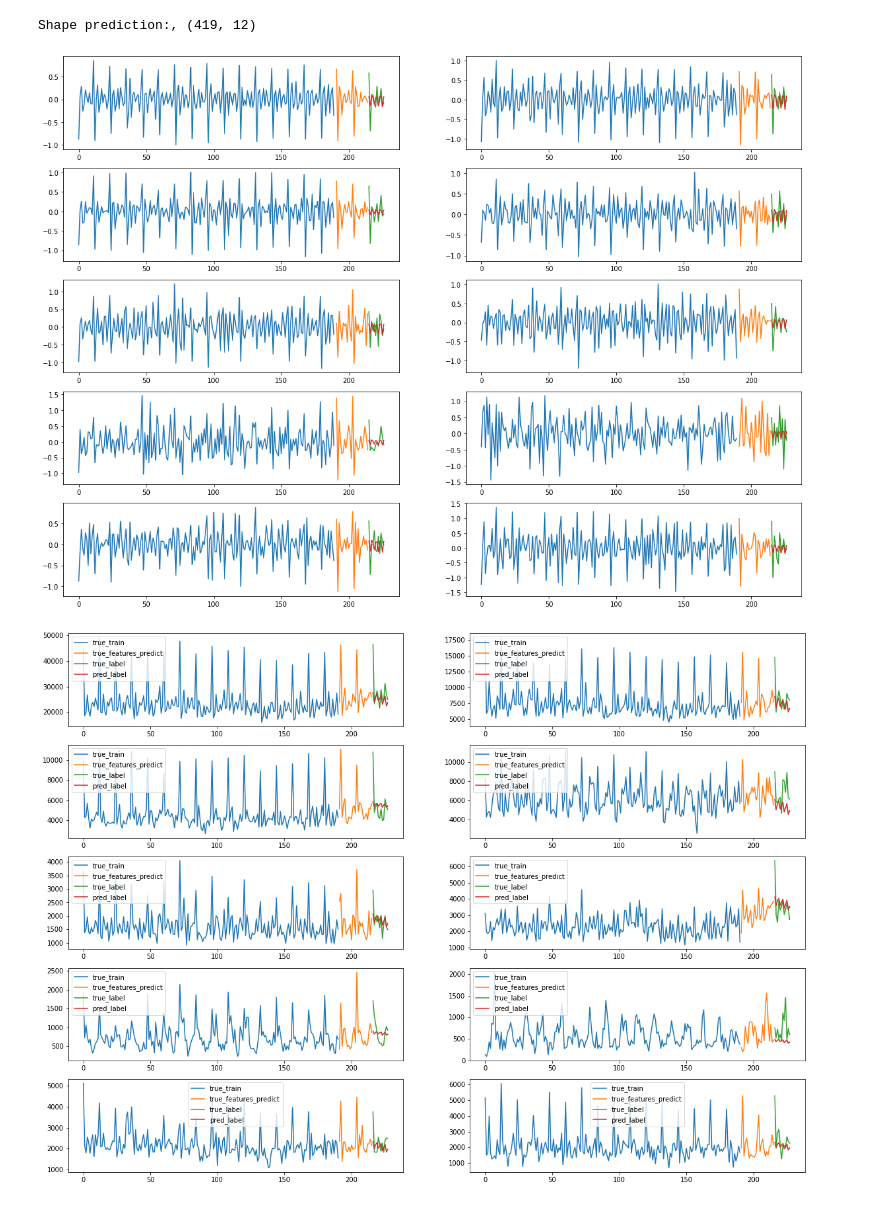
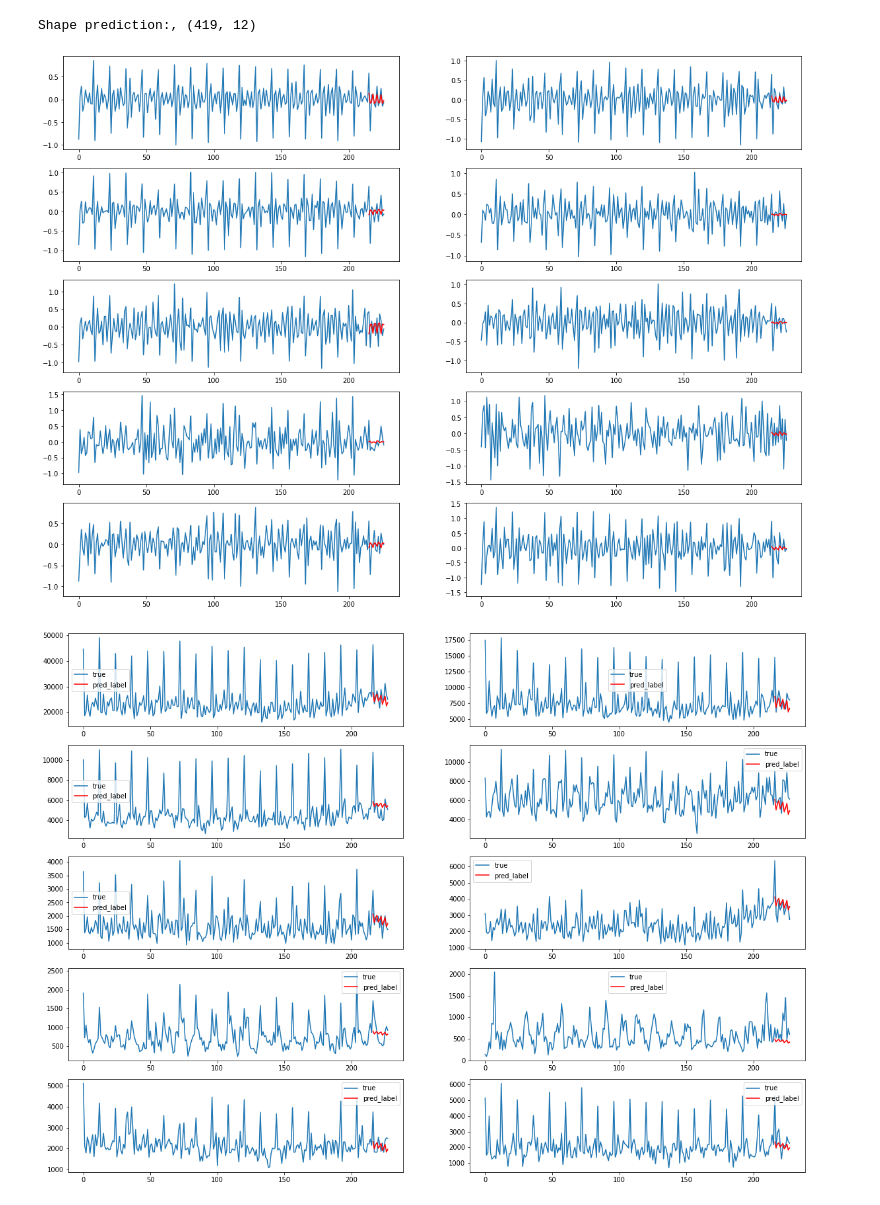
Before and after one commit to luisroque/deep_graph_cLSTM_hierarchical_time_series, a Jupyter notebook: create_graph_structure.ipynb, the cells around one changed output. Drawn from its saved outputs; the diff is of its cells as text; code cells hidden in the pictures.

Commit message:
simplified training testing split

```diff
--- a/create_graph_structure.ipynb
+++ b/create_graph_structure.ipynb
@@ -162,8 +162,10 @@ def preprocess_dataset(train, test, method='diff_log', scaler=None):
 # %%
-def build_dataset(train_scaled, test_scaled, num_timesteps_in = 24, num_timesteps_out = 12):
+def build_dataset(dataset_scaled, num_timesteps_in = 24, num_timesteps_out = 12, Ntest=12):
 
-    train_scaled = train_scaled.reshape(419, 1, -1)
-    test_scaled = test_scaled.reshape(419, 1, -1)
+    dataset_scaled = dataset_scaled.reshape(-1, n_series_hier)
+
+    train_scaled = dataset_scaled[:-Ntest].reshape(n_series_hier, 1, -1)
+    test_scaled = dataset_scaled[-(Ntest + num_timesteps_in):].reshape(n_series_hier, 1, -1)
 
     features_train, target_train = generate_features_labels(train_scaled, num_timesteps_in, num_timesteps_out)
     features_test, target_test = generate_features_labels(test_scaled, num_timesteps_in, num_timesteps_out)
@@ -184,9 +186,9 @@ def generate_features_labels(data, num_timesteps_in, num_timesteps_out):
 
     return features, target
 # %%
-train_scaled, test_scaled = preprocess_dataset(visitors_train, visitors_test)
+dataset_scaled = preprocess_dataset(visitors)
 
-features_train, target_train, features_test, target_test = build_dataset(train_scaled, test_scaled)
+features_train, target_train, features_test, target_test = build_dataset(dataset_scaled)
 
 print("features_train", np.array(features_train).shape)
 print("target_train", np.array(target_train).shape)
@@ -407,11 +409,11 @@ device = torch.device('cpu') # cuda
 
 # Create model and optimizers
 model = TemporalGNN(node_features=1, periods=h).to(device)
-optimizer = torch.optim.Adam(model.parameters(), lr=0.05)
+optimizer = torch.optim.Adam(model.parameters(), lr=0.01)
 model.train()
 
 print("Running training...")
-for epoch in range(20):
+for epoch in range(30):
     loss = 0
     step = 0
     for snapshot in train_dataset:
@@ -503,12 +505,10 @@ _, ax = plt.subplots(5, 2, figsize=(20, 15))
 ax = ax.ravel()
 
 for i in range(10):
-    ax[i].plot(np.arange(n-(n_features + h + 2)), train_scaled[i], label='train')
-    ax[i].plot(np.arange(n-(n_features + h + 1), n-h-1), test_scaled[i,:24], label='test_features')
-    ax[i].plot(np.arange(n-h-1, n-1), test_scaled[i,24:36], label='test_features')
-    ax[i].plot(np.arange(n-h-1, n-1), preds[i], label='predictions')
+    ax[i].plot(np.arange(n-1), dataset_scaled[i], label='true')
+    ax[i].plot(np.arange(n-h-1, n-1), preds[i], label='pred', color='r')
 # %% [output]
-[figure, old version]
+[figure, new version]
 # %%
 # preds = scaler.inverse_transform(preds.T).T
 # %%
@@ -519,12 +519,10 @@ preds_inv_transform = np.exp(last_train.reshape(-1,1) + np.cumsum(preds, axis=1)
 # %%
 _, ax = plt.subplots(5, 2, figsize=(20, 15))
 
 ax = ax.ravel()
 
 for i in range(10):
-    sns.lineplot(x=np.arange(n-(n_features + h + 1)), y=visitors_train[i], label='true_train', ax=ax[i])
-    sns.lineplot(x=np.arange(n-(n_features + h + 1), n-h), y=visitors_test[i,:n_features+1], label='true_features_predict', ax=ax[i])
-    sns.lineplot(x=np.arange(n-h, n), y=visitors_test[i,n_features+1:], label='true_label', ax=ax[i])
-    sns.lineplot(x=np.arange(n-h, n), y=preds_inv_transform[i], label="pred_label", ax=ax[i]);
+    sns.lineplot(x=np.arange(n), y=visitors[i].T, label='true', ax=ax[i])
+    sns.lineplot(x=np.arange(n-h, n), y=preds_inv_transform[i], label="pred_label", color='r', ax=ax[i]);
 # %% [output]
-[figure, old version]
+[figure, new version]
```
Also changed, not shown: parts of 15 cells of this notebook.
